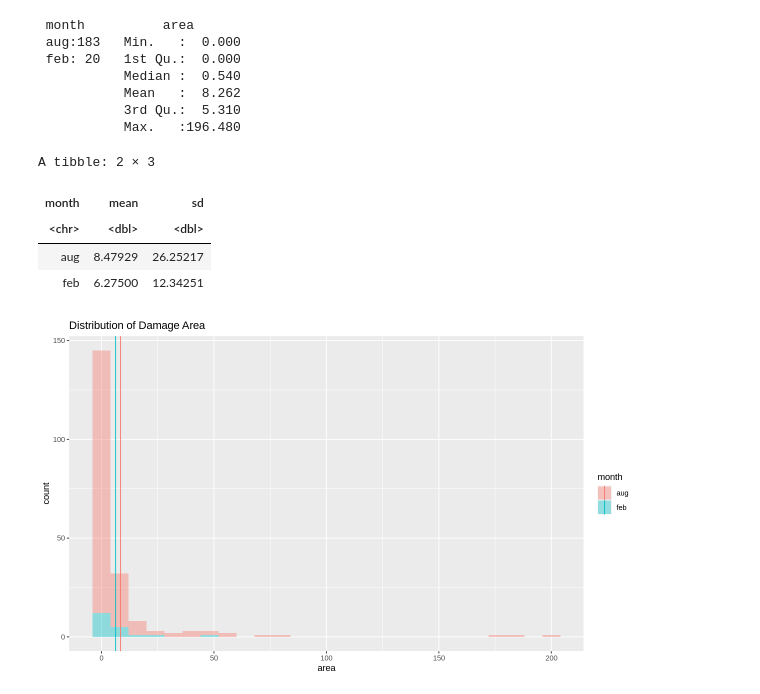
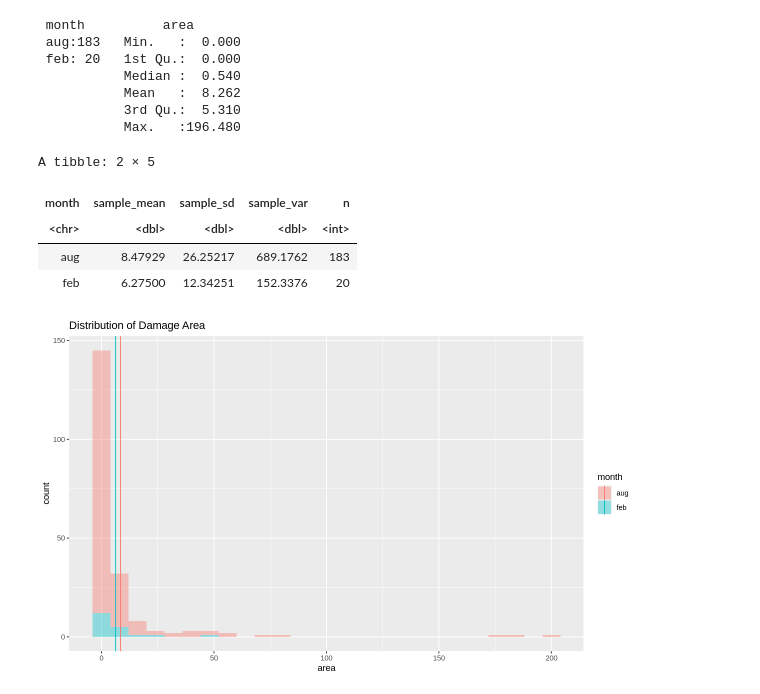
Before and after one commit to Zeeho-Lee/dsci-100-2022w2-group-36, a Jupyter notebook: Final Report.ipynb, the cells around one changed output. Cells and saved outputs as stored; diff of their text form; code cells hidden in the pictures.

```diff
--- a/Final Report.ipynb
+++ b/Final Report.ipynb
@@ -132,15 +135,15 @@ forestfires_summary
 # %%
 # Damage area
 area_estimates<- forestfires %>%
            group_by(month) %>%
-           summarize(mean = mean(area),sd = sd(area))
+           summarize(sample_mean = mean(area), sample_sd = sd(area), sample_var = var(area), n = n())
 area_estimates
 # %% [output]
-A tibble: 2 × 3
+A tibble: 2 × 5
-| month | mean | sd |
-| <chr> | <dbl> | <dbl> |
-| aug | 8.47929 | 26.25217 |
-| feb | 6.27500 | 12.34251 |
+| month | sample_mean | sample_sd | sample_var | n |
+| <chr> | <dbl> | <dbl> | <dbl> | <int> |
+| aug | 8.47929 | 26.25217 | 689.1762 | 183 |
+| feb | 6.27500 | 12.34251 | 152.3376 | 20 |
 # %%
 # Creat the distribution plot of damage area
 options(repr.plot.width = 10, repr.plot.height = 6)
```
Also changed, not shown: parts of 11 cells of this notebook.
